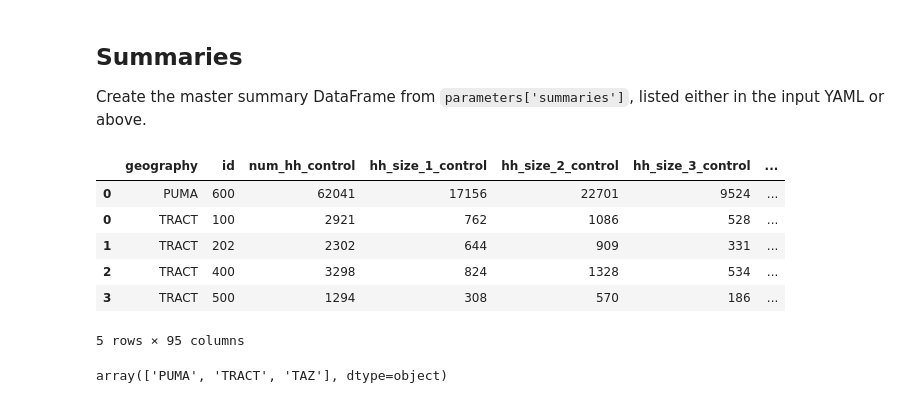
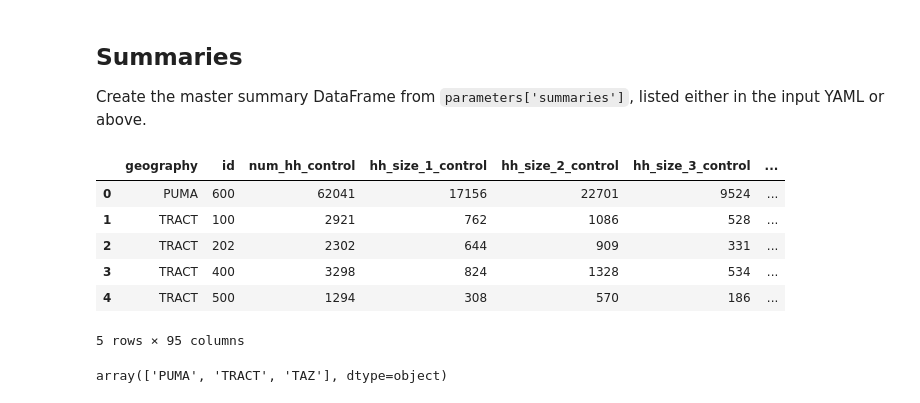
Before and after one commit to ActivitySim/populationsim, a Jupyter notebook: scripts/validation.ipynb, the cells around one changed output. Drawn from its saved outputs; the diff is of its cells as text; code cells hidden in the pictures.

```diff
--- a/scripts/validation.ipynb
+++ b/scripts/validation.ipynb
@@ -137,22 +169,18 @@ if not os.path.isdir(validation_dir):
 # %% [markdown]
 ## Summaries
 Create the master summary DataFrame from `parameters['summaries']`, listed either in the input YAML or above.
-# %%
-summary_df = pd.DataFrame()
-for summary_file in summary_files:
-    filepath = os.path.join(popsim_dir, summary_file)
-    df = pd.read_csv(filepath)
-    summary_df = summary_df.append(df)
-
-summary_df.head()
-# %% [output]
-|  | geography | id | num_hh_control | hh_size_1_control | hh_size_2_control | hh_size_3_control | ... |
-| 0 | PUMA | 600 | 62041 | 17156 | 22701 | 9524 | ... |
-| 0 | TRACT | 100 | 2921 | 762 | 1086 | 528 | ... |
-| 1 | TRACT | 202 | 2302 | 644 | 909 | 331 | ... |
-| 2 | TRACT | 400 | 3298 | 824 | 1328 | 534 | ... |
-| 3 | TRACT | 500 | 1294 | 308 | 570 | 186 | ... |
-5 rows × 95 columns
+# %%
+summaries = [pd.read_csv(os.path.join(popsim_dir, f)) for f in summary_files]
+summary_df = pd.concat(summaries, axis=0, ignore_index=True)
+summary_df.head()
+# %% [output]
+|  | geography | id | num_hh_control | hh_size_1_control | hh_size_2_control | hh_size_3_control | ... |
+| 0 | PUMA | 600 | 62041 | 17156 | 22701 | 9524 | ... |
+| 1 | TRACT | 100 | 2921 | 762 | 1086 | 528 | ... |
+| 2 | TRACT | 202 | 2302 | 644 | 909 | 331 | ... |
+| 3 | TRACT | 400 | 3298 | 824 | 1328 | 534 | ... |
+| 4 | TRACT | 500 | 1294 | 308 | 570 | 186 | ... |
+5 rows × 95 columns
 # %%
 summary_df.geography.unique()
 # %% [output]
```
Also changed, not shown: parts of 9 cells of this notebook, 3 other files.
